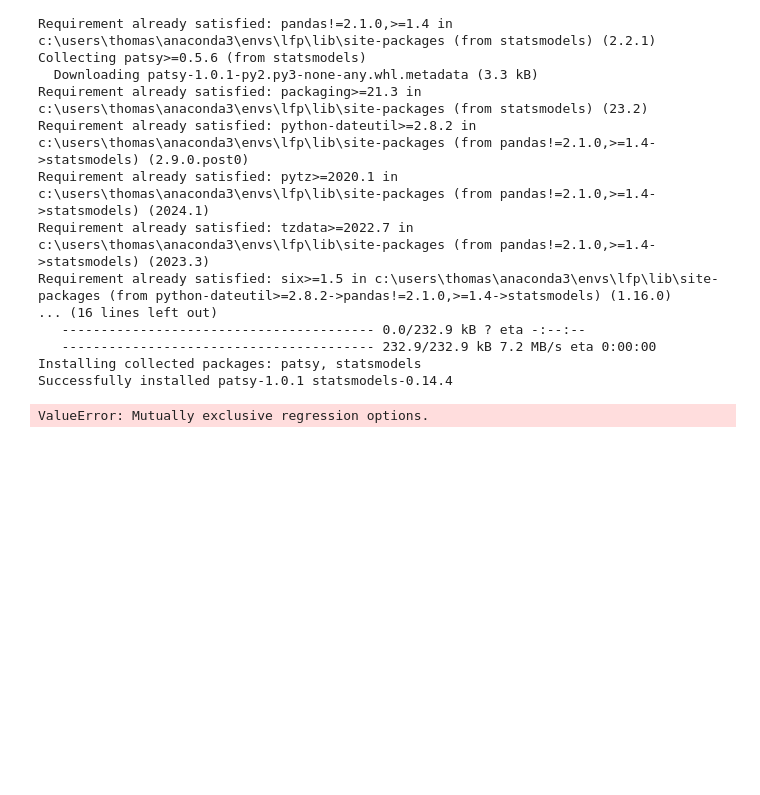
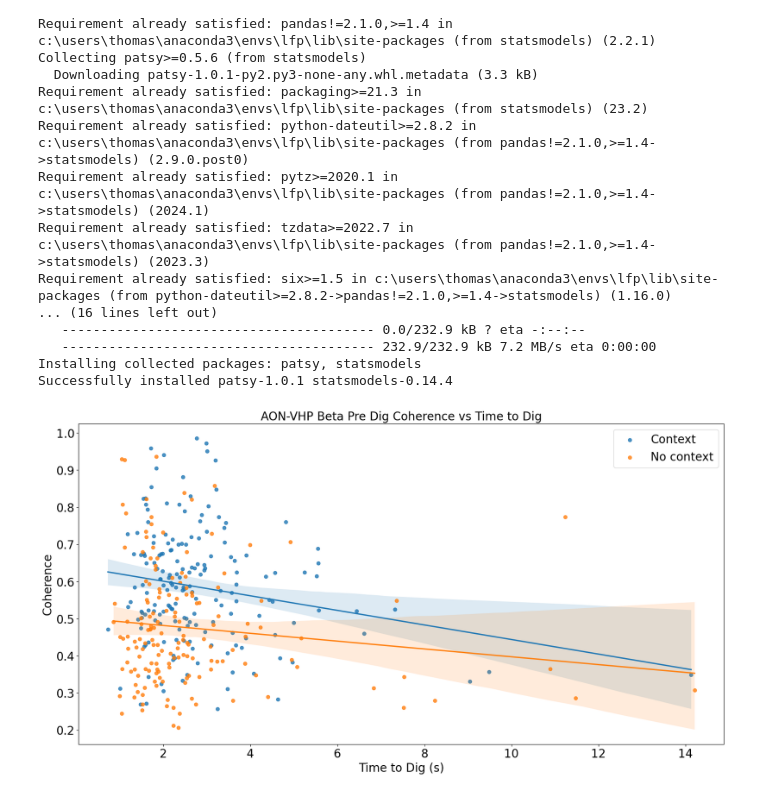
Before and after one commit to namanagrawal97/cpl_analysis_naman, a Jupyter notebook: 00_complete_analysis.ipynb, the cells around one changed output. Saved outputs shown, nothing was run; the diff lists cells and outputs as text; code cells hidden in the pictures; blank space fills up the shorter version.

```diff
--- a/00_complete_analysis.ipynb
+++ b/00_complete_analysis.ipynb
@@ -1647,24 +1702,31 @@ Successfully installed patsy-1.0.1 statsmodels-0.14.4
 # %%
 import seaborn as sns
 import statsmodels
-# bwcontext_incorrect_df=loaded_df[(loaded_df['task']=='BWcontext') & (loaded_df['correct?']=='Incorrect')]
-# bwnocontext_incorrect_df=loaded_df[(loaded_df['task']=='BWnocontext') & (loaded_df['correct?']=='Incorrect')]
-# sns.regplot(x=bwcontext_incorrect_df['time_to_dig'], y=bwcontext_incorrect_df['beta_pre_dig'], label='BWcontext')
-# sns.regplot(x=bwnocontext_incorrect_df['time_to_dig'], y=bwnocontext_incorrect_df['beta_pre_dig'], label='BWnocontext')
-# plt.xlabel('Time to Dig')
-# plt.ylabel('Beta Pre Dig')
-# plt.title('Beta Pre Dig vs Time to Dig for Incorrect Trials')
-# plt.legend()
-# plt.show()
+fig, ax=plt.subplots(1,1, figsize=(20,10))
+tasks=['BWcontext','BWnocontext']
+loaded_df['correct?']=loaded_df['correct?'].apply(lambda x: 'Correct' if x=='1' else 'Incorrect')
+correctness=['Correct','Incorrect']
+bwcontext_incorrect_df=loaded_df[(loaded_df['task']=='BWcontext')]
+bwnocontext_incorrect_df=loaded_df[(loaded_df['task']=='BWnocontext')]
+sns.regplot(x=bwcontext_incorrect_df['time_to_dig'], y=bwcontext_incorrect_df['beta_pre_dig'], label='Context', ax=ax)
+sns.regplot(x=bwnocontext_incorrect_df['time_to_dig'], y=bwnocontext_incorrect_df['beta_pre_dig'], label='No context', ax=ax)
+plt.xlabel('Time to Dig (s)', fontsize=20)
+plt.xticks(fontsize=20)
+plt.yticks(fontsize=20)
+plt.ylabel('Coherence', fontsize=20)
+plt.title('AON-VHP Beta Pre Dig Coherence vs Time to Dig', fontsize=20)
+plt.legend(fontsize=20)
+fig.savefig(f'C:\\Users\\{user}\\Dropbox\\CPLab\\results\\beta_pre_dig_vs_time_to_dig.png', dpi=300)
+plt.show()
 
-bwcontext_correct_df=loaded_df[(loaded_df['task']=='BWcontext') & (loaded_df['correct?']=='Correct')]
-bwnocontext_correct_df=loaded_df[(loaded_df['task']=='BWnocontext') & (loaded_df['correct?']=='Correct')]
-sns.regplot(x=bwcontext_correct_df['time_to_dig'], y=bwcontext_correct_df['gamma_pre_dig'], label='BWcontext',robust=True, order=2)
-sns.regplot(x=bwnocontext_correct_df['time_to_dig'], y=bwnocontext_correct_df['gamma_pre_dig'], label='BWnocontext',robust=True, order=2)
+# bwcontext_correct_df=loaded_df[(loaded_df['task']=='BWcontext') & (loaded_df['correct?']=='Correct')]
+# bwnocontext_correct_df=loaded_df[(loaded_df['task']=='BWnocontext') & (loaded_df['correct?']=='Correct')]
+# sns.regplot(x=bwcontext_correct_df['time_to_dig'], y=bwcontext_correct_df['gamma_pre_dig'], label='BWcontext',robust=True, order=2)
+# sns.regplot(x=bwnocontext_correct_df['time_to_dig'], y=bwnocontext_correct_df['gamma_pre_dig'], label='BWnocontext',robust=True, order=2)
 # plt.xlabel('Time to Dig')
 # plt.ylabel('Beta Pre Dig')
 # plt.title('Beta Pre Dig vs Time to Dig for Correct Trials')
 # plt.legend()
 # plt.show()
 # %% [output]
-ValueError: Mutually exclusive regression options.
+[figure, added]
```
Also changed, not shown: parts of 4 cells of this notebook.
